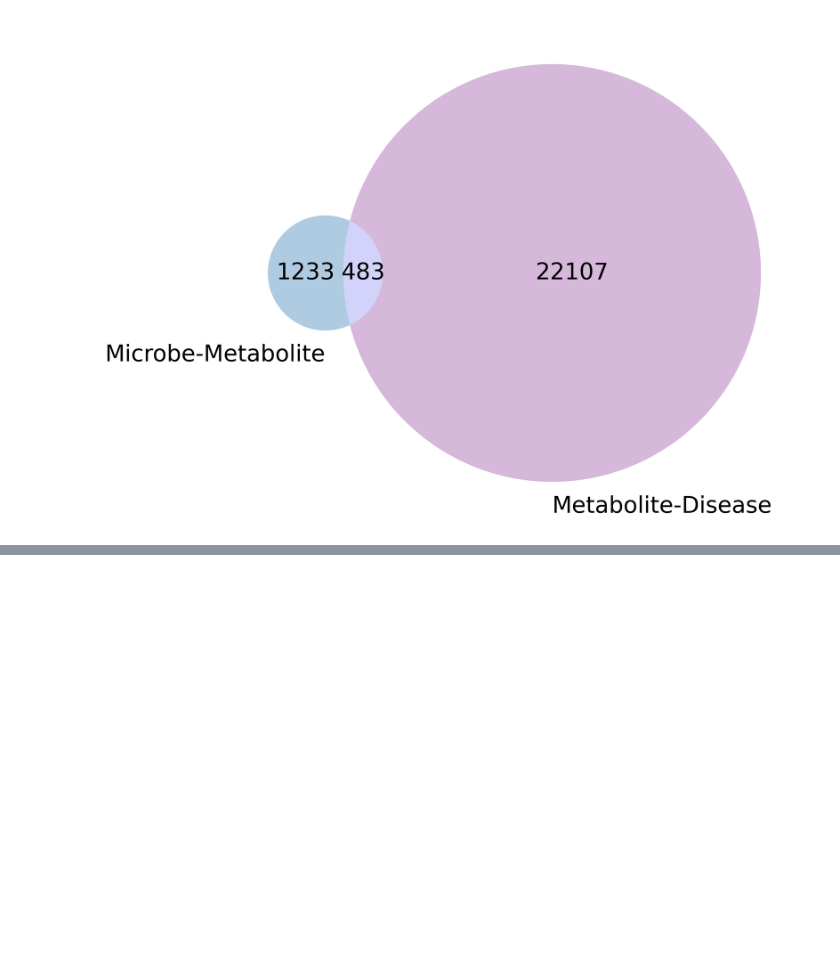
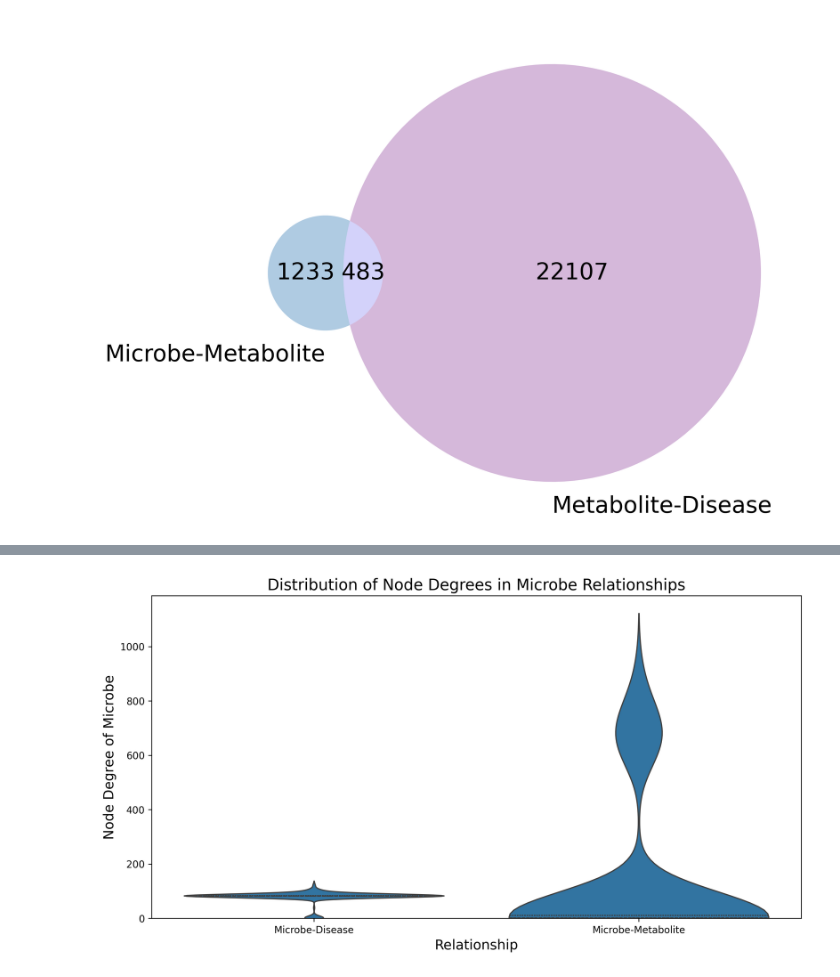
Before and after one commit to lucyzhang95/MAGNN_MKG, a Jupyter notebook: analysis/correlation.ipynb, the cells around one changed output, grey strips where cells are left out. Cells and saved outputs as stored; diff of their text form; code cells hidden in the pictures; blank space fills up the shorter version.

```diff
--- a/analysis/correlation.ipynb
+++ b/analysis/correlation.ipynb
@@ -101,0 +244,9 @@ plot_common_entity_node_degree_distribution(
+# %%
+plot_violin_distribution(
+    entity_counts=node_d4microbe,
+    entity_name="microbe",
+    label1="Microbe-Disease",
+    label2="Microbe-Metabolite"
+)
+# %% [output]
+[figure, added]
```
Also changed, not shown: parts of 14 cells of this notebook.
